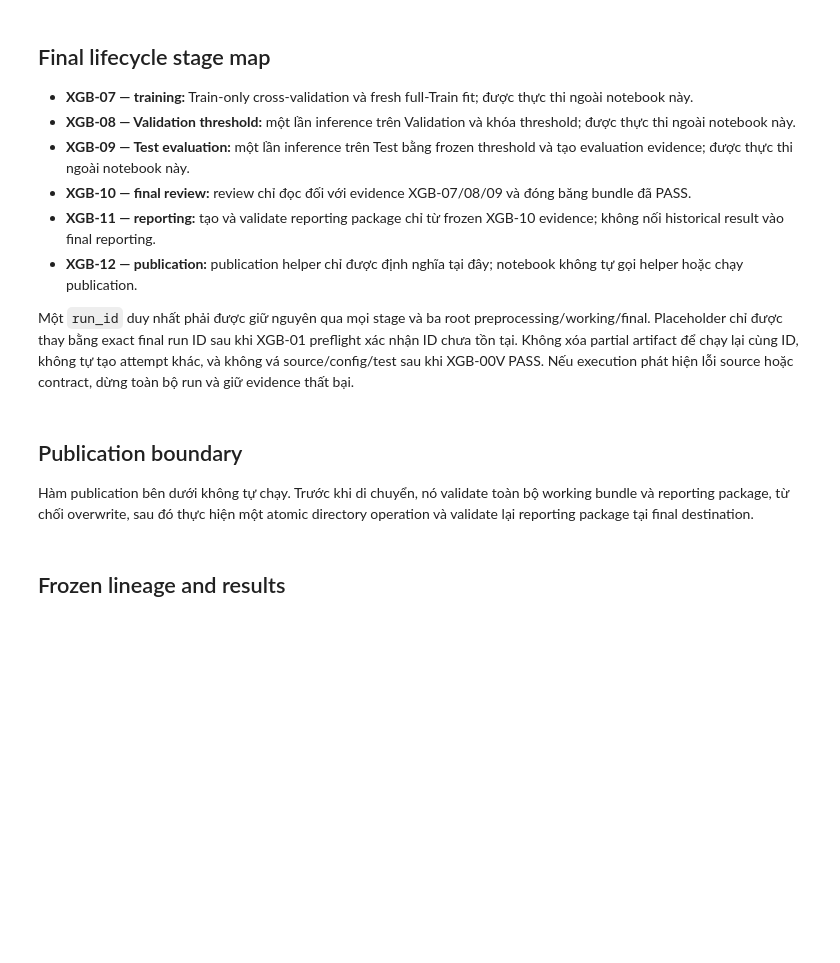
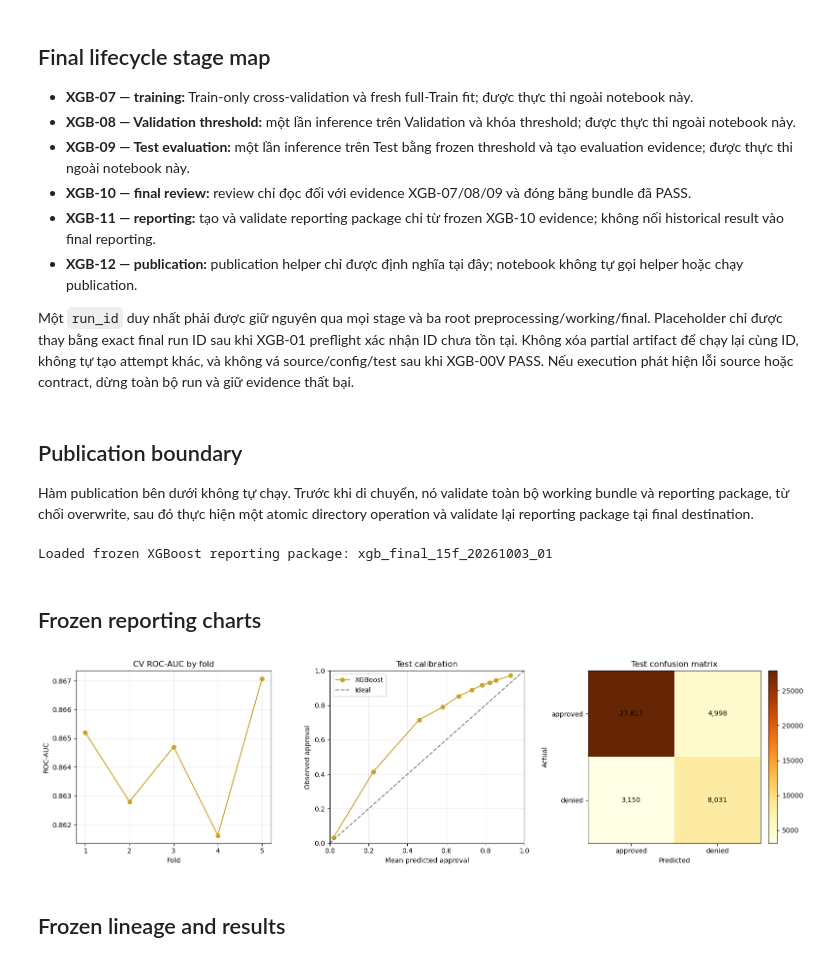
Before and after one commit to DAP391m-Group12/DAP391m, a Jupyter notebook: notebooks/dataset_b/03_xgboost_final.ipynb, the cells around one changed output. Saved outputs shown, nothing was run; the diff lists cells and outputs as text; code cells hidden in the pictures; blank space fills up the shorter version.

Commit message:
feat(dataset-b): finalize XGBoost evaluation and publication

```diff
--- a/notebooks/dataset_b/03_xgboost_final.ipynb
+++ b/notebooks/dataset_b/03_xgboost_final.ipynb
@@ -81,7 +88,7 @@ if str(PROJECT_ROOT) not in sys.path:
 
 from src.dataset_b.reporting import validate_reporting_directory
 
-RUN_ID = 'SET_XGBOOST_FINAL_RUN_ID'
+RUN_ID = 'xgb_final_15f_20261003_01'
 if RUN_ID.startswith('SET_'):
     raise RuntimeError('Set RUN_ID to the approved XGBoost final run before rendering.')
 REPORTING_DIR = PROJECT_ROOT / 'artifacts/dataset_b/xgboost/final' / RUN_ID / 'reporting'
@@ -89,6 +96,40 @@ report_summary = validate_reporting_directory(REPORTING_DIR)
 if report_summary['model_key'] != 'xgboost' or report_summary.get('protocol_model_key') != 'xgb':
     raise ValueError('Reporting package is not the approved XGBoost key mapping.')
 print(f"Loaded frozen XGBoost reporting package: {RUN_ID}")
+# %% [output]
+Loaded frozen XGBoost reporting package: xgb_final_15f_20261003_01
+# %% [markdown]
+## Frozen reporting charts
+# %%
+import matplotlib.pyplot as plt
+
+cv_folds = pd.read_csv(REPORTING_DIR / 'cv_fold_metrics.csv')
+confusion = pd.read_csv(REPORTING_DIR / 'confusion_matrix.csv')
+calibration = pd.read_csv(REPORTING_DIR / 'calibration_curve.csv')
+
+fig, axes = plt.subplots(1, 3, figsize=(16, 4.5))
+
+axes[0].plot(cv_folds['fold'], cv_folds['roc_auc'], marker='o', color='#C9A227')
+axes[0].set(title='CV ROC-AUC by fold', xlabel='Fold', ylabel='ROC-AUC', xticks=cv_folds['fold'])
+axes[0].grid(alpha=0.25)
+
+axes[1].plot(calibration['mean_p_approved'], calibration['observed_approval_rate'], marker='o', color='#C9A227', label='XGBoost')
+axes[1].plot([0, 1], [0, 1], linestyle='--', color='gray', label='Ideal')
+axes[1].set(title='Test calibration', xlabel='Mean predicted approval', ylabel='Observed approval', xlim=(0, 1), ylim=(0, 1))
+axes[1].legend()
+axes[1].grid(alpha=0.25)
+
+matrix = confusion.pivot(index='actual_class', columns='predicted_class', values='count').reindex(index=['approved', 'denied'], columns=['approved', 'denied'])
+image = axes[2].imshow(matrix.to_numpy(), cmap='YlOrBr')
+axes[2].set(title='Test confusion matrix', xlabel='Predicted', ylabel='Actual', xticks=[0, 1], yticks=[0, 1], xticklabels=matrix.columns, yticklabels=matrix.index)
+for row in range(2):
+    for column in range(2):
+        axes[2].text(column, row, f'{int(matrix.iloc[row, column]):,}', ha='center', va='center')
+fig.colorbar(image, ax=axes[2], fraction=0.046, pad=0.04)
+fig.tight_layout()
+plt.show()
+# %% [output]
+[figure, added]
 # %% [markdown]
 ## Frozen lineage and results
 # %%
```
Also changed, not shown: parts of 2 cells of this notebook, 6 other files.
